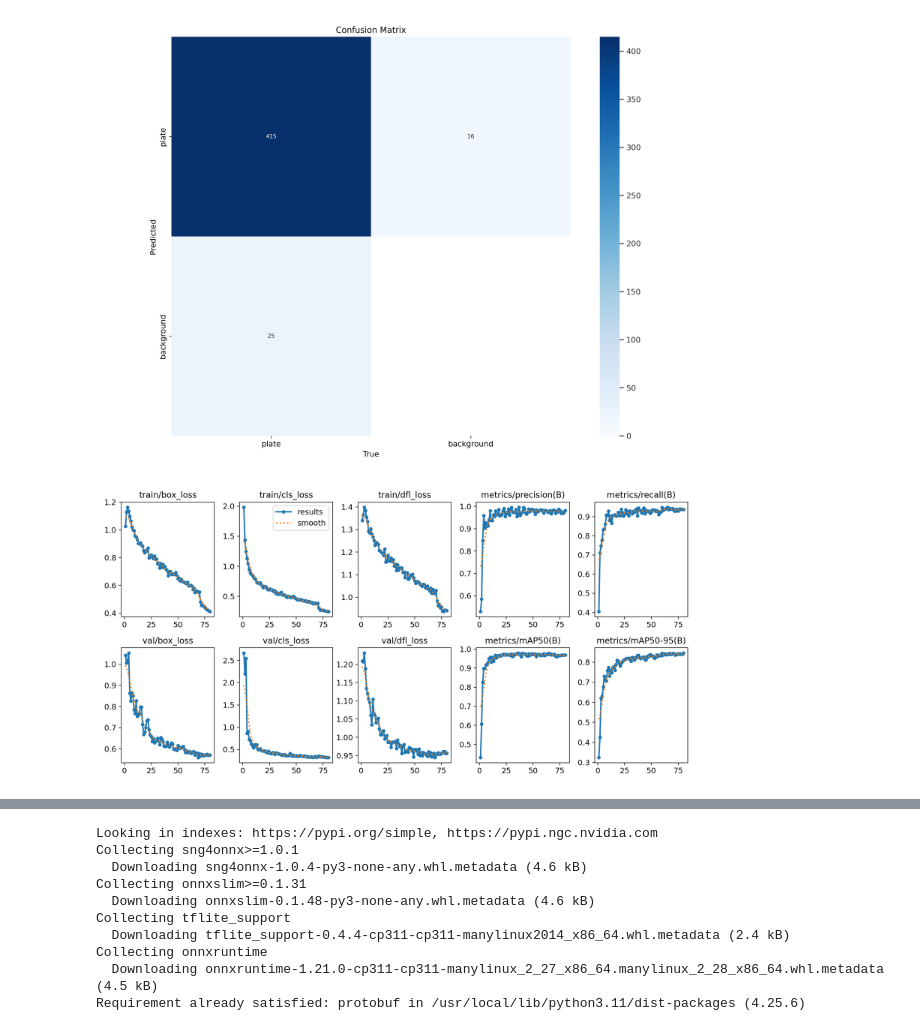
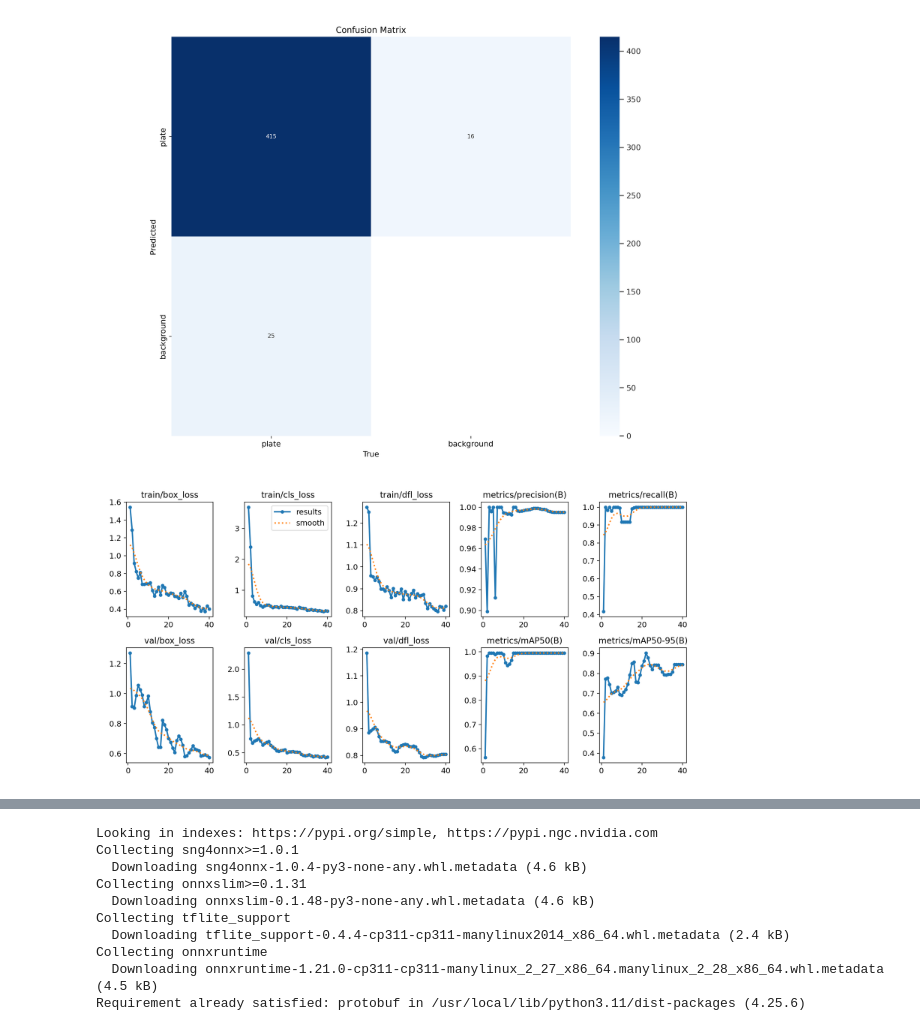
Before and after one commit to dilshan-49/ParkSense, a Jupyter notebook: Licence_Plate_Detection_YOLO_V8.ipynb, the cells around one changed output, grey strips where cells are left out. Drawn from its saved outputs; the diff is of its cells as text; code cells hidden in the pictures.

```diff
--- a/Licence_Plate_Detection_YOLO_V8.ipynb
+++ b/Licence_Plate_Detection_YOLO_V8.ipynb
@@ -111,7 +32,7 @@ Image(filename=f'/content/runs/detect/train/confusion_matrix.png', width = 600)
 # %% [output]
 [figure]
 # %%
-Image(filename=f'/content/runs/detect/train/results.png', width = 600)
+Image(filename=f'runs/detect/train10/results.png', width = 600)
 # %% [output]
-[figure, old version]
+[figure, new version]
 # %%
```
Also changed, not shown: parts of 13 cells of this notebook, 13 other files.
